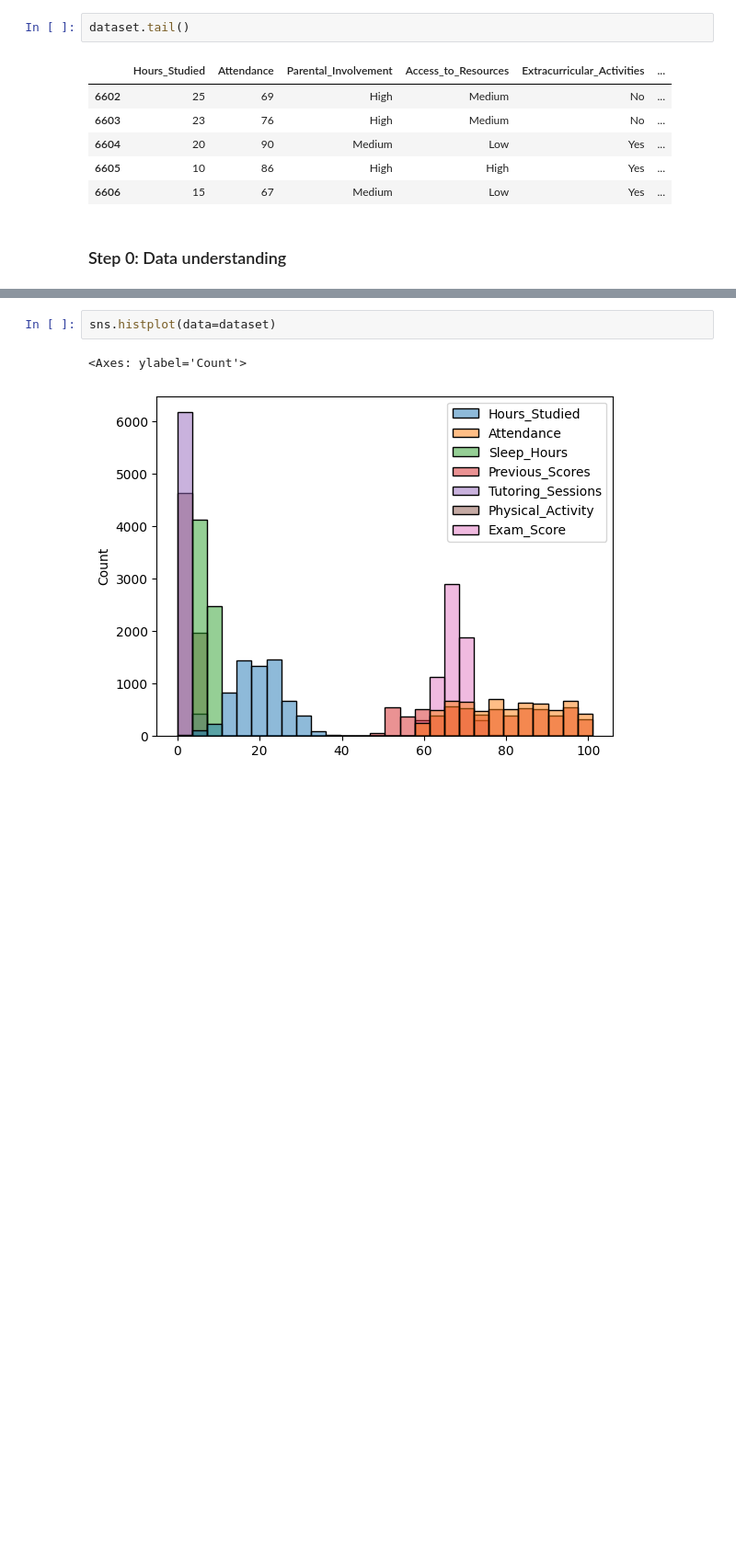
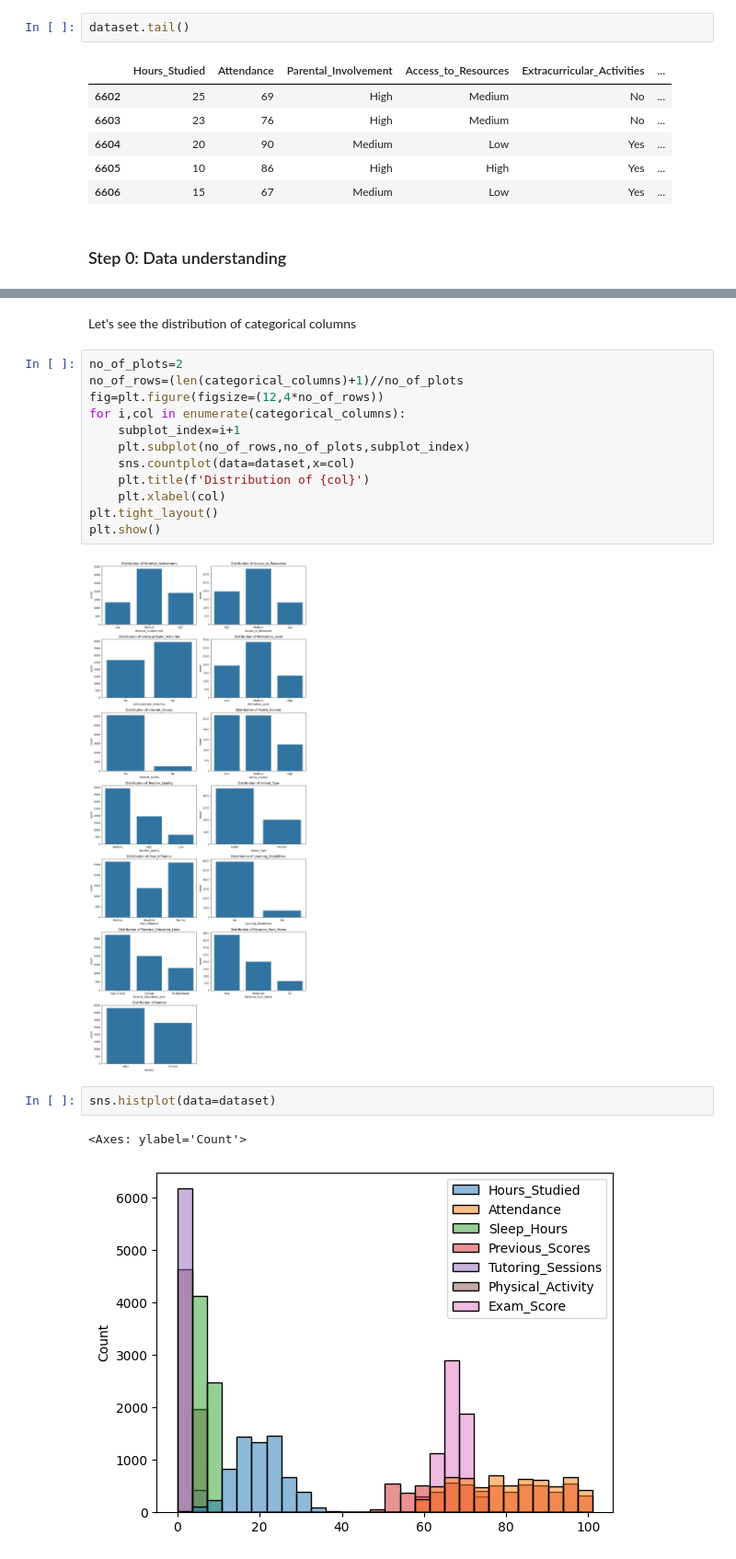
Before and after one commit to Clayton2394/Project_IML, a Jupyter notebook: StudentPerformancePredictionModel.ipynb, the cells around one changed output, grey strips where cells are left out. Shown at 92% size. Drawn from its saved outputs; the diff is of its cells as text; blank space fills up the shorter version.

```diff
--- a/StudentPerformancePredictionModel.ipynb
+++ b/StudentPerformancePredictionModel.ipynb
@@ -72,3 +143,19 @@ dataset.tail()
+# %% [markdown]
+Let's see the distribution of categorical columns
+# %%
+no_of_plots=2
+no_of_rows=(len(categorical_columns)+1)//no_of_plots
+fig=plt.figure(figsize=(12,4*no_of_rows))
+for i,col in enumerate(categorical_columns):
+    subplot_index=i+1
+    plt.subplot(no_of_rows,no_of_plots,subplot_index)
+    sns.countplot(data=dataset,x=col)
+    plt.title(f'Distribution of {col}')
+    plt.xlabel(col)
+plt.tight_layout()
+plt.show()
+# %% [output]
+[figure, added]
 # %%
 sns.histplot(data=dataset)
 # %% [output]
```
Also changed, not shown: parts of 50 cells of this notebook.
